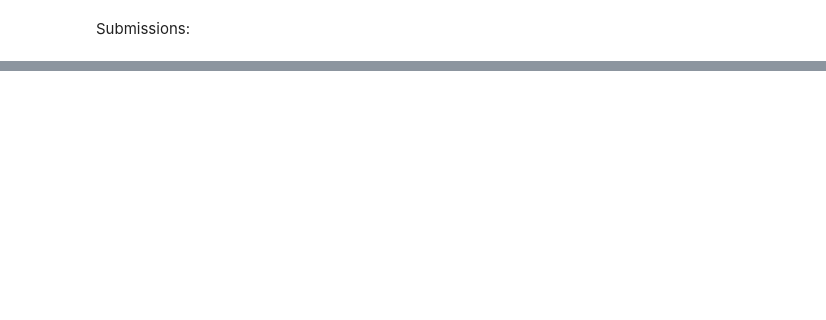
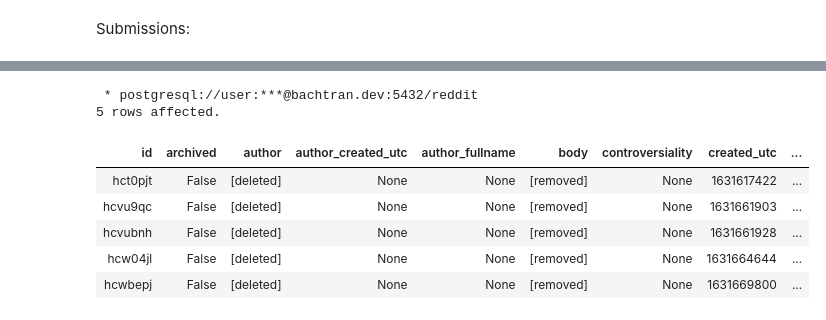
Before and after one commit to faithdennis/reddit-data-pipeline, a Jupyter notebook: code/db_upload.ipynb, the cells around one changed output, grey strips where cells are left out. Saved outputs shown, nothing was run; the diff lists cells and outputs as text; code cells hidden in the pictures; blank space fills up the shorter version.

```diff
--- a/code/db_upload.ipynb
+++ b/code/db_upload.ipynb
@@ -124,0 +223,12 @@ upload_to_db(db_engine, submissions_data_path, 'submissions', relevant_submissio
+# %%
+%%sql
+SELECT * FROM comments LIMIT 5;
+# %% [output]
+ * postgresql://user:***@bachtran.dev:5432/reddit
+5 rows affected.
+| id | archived | author | author_created_utc | author_fullname | body | controversiality | created_utc | ... |
+| hct0pjt | False | [deleted] | None | None | [removed] | None | 1631617422 | ... |
+| hcvu9qc | False | [deleted] | None | None | [removed] | None | 1631661903 | ... |
+| hcvubnh | False | [deleted] | None | None | [removed] | None | 1631661928 | ... |
+| hcw04jl | False | [deleted] | None | None | [removed] | None | 1631664644 | ... |
+| hcwbepj | False | [deleted] | None | None | [removed] | None | 1631669800 | ... |
```
Also changed, not shown: parts of 20 cells of this notebook.
